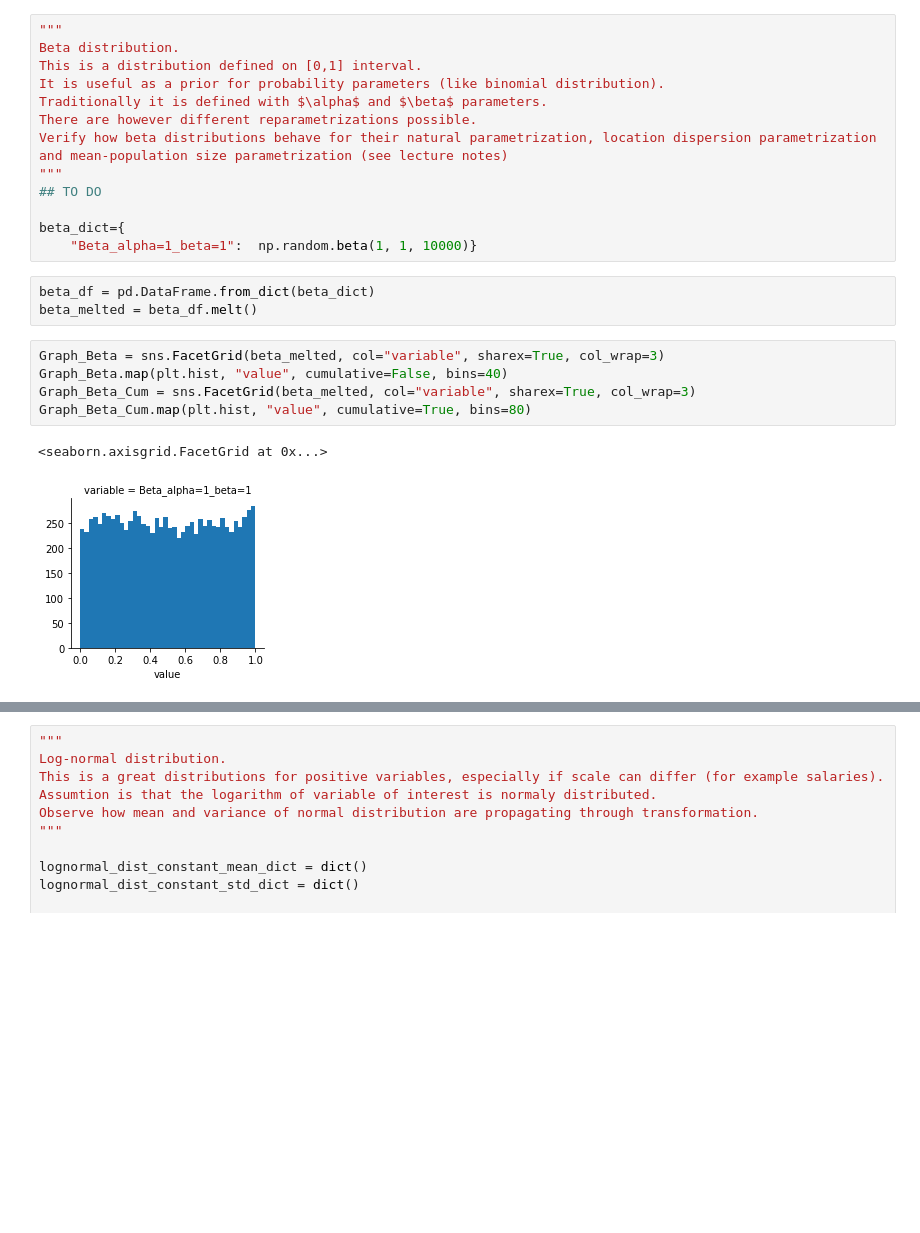
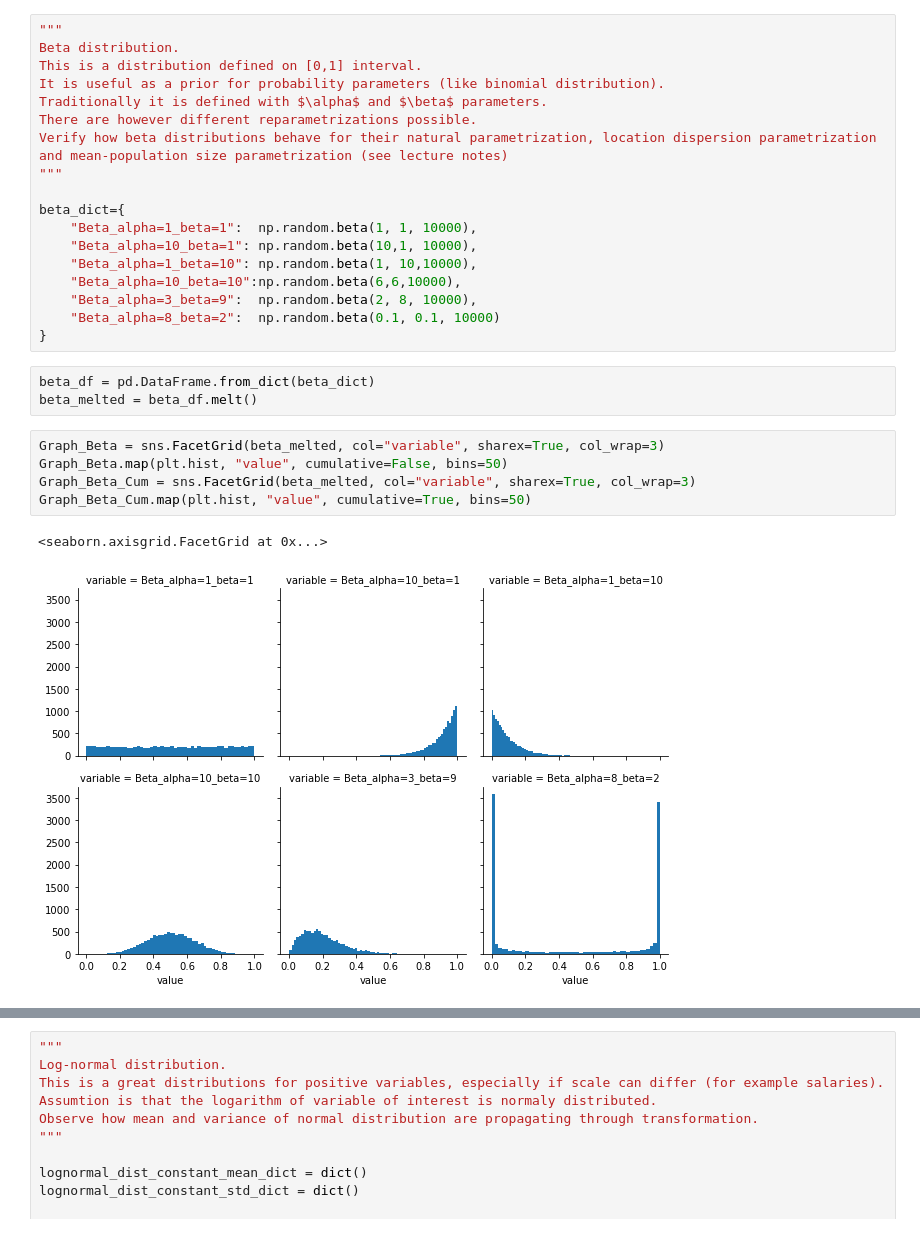
Before and after one commit to hmilanowski/CPS_DA, a Jupyter notebook: Lab_02.ipynb, the cells around one changed output, grey strips where cells are left out. Cells and saved outputs as stored; diff of their text form; blank space fills up the shorter version.

Commit message:
beta dist add

```diff
--- a/Lab_02.ipynb
+++ b/Lab_02.ipynb
@@ -103,18 +103,23 @@ Traditionally it is defined with $\alpha$ and $\beta$ parameters.
 There are however different reparametrizations possible.
 Verify how beta distributions behave for their natural parametrization, location dispersion parametrization and mean-population size parametrization (see lecture notes)
 """
-## TO DO
 
 beta_dict={
-    "Beta_alpha=1_beta=1":  np.random.beta(1, 1, 10000)}
+    "Beta_alpha=1_beta=1":  np.random.beta(1, 1, 10000),
+    "Beta_alpha=10_beta=1": np.random.beta(10,1, 10000),
+    "Beta_alpha=1_beta=10": np.random.beta(1, 10,10000),
+    "Beta_alpha=10_beta=10":np.random.beta(6,6,10000),
+    "Beta_alpha=3_beta=9":  np.random.beta(2, 8, 10000),
+    "Beta_alpha=8_beta=2":  np.random.beta(0.1, 0.1, 10000)
+}
 # %%
 beta_df = pd.DataFrame.from_dict(beta_dict)
 beta_melted = beta_df.melt()
 # %%
 Graph_Beta = sns.FacetGrid(beta_melted, col="variable", sharex=True, col_wrap=3)
-Graph_Beta.map(plt.hist, "value", cumulative=False, bins=40)
+Graph_Beta.map(plt.hist, "value", cumulative=False, bins=50)
 Graph_Beta_Cum = sns.FacetGrid(beta_melted, col="variable", sharex=True, col_wrap=3)
-Graph_Beta_Cum.map(plt.hist, "value", cumulative=True, bins=80)
+Graph_Beta_Cum.map(plt.hist, "value", cumulative=True, bins=50)
 # %% [output]
 <seaborn.axisgrid.FacetGrid at 0x...>
-[figure, old version]
+[figure, new version]
```
Also changed, not shown: parts of 6 cells of this notebook.
